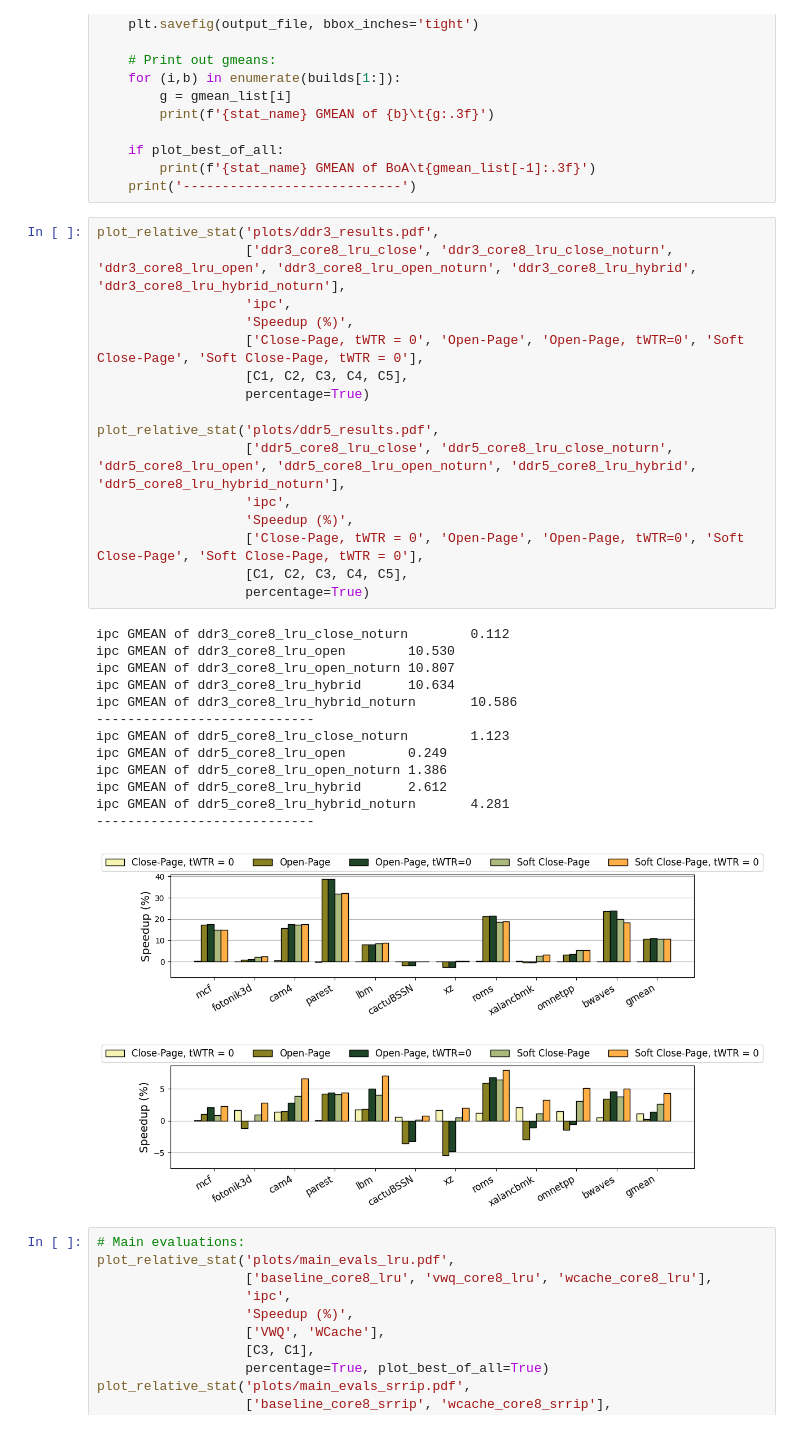
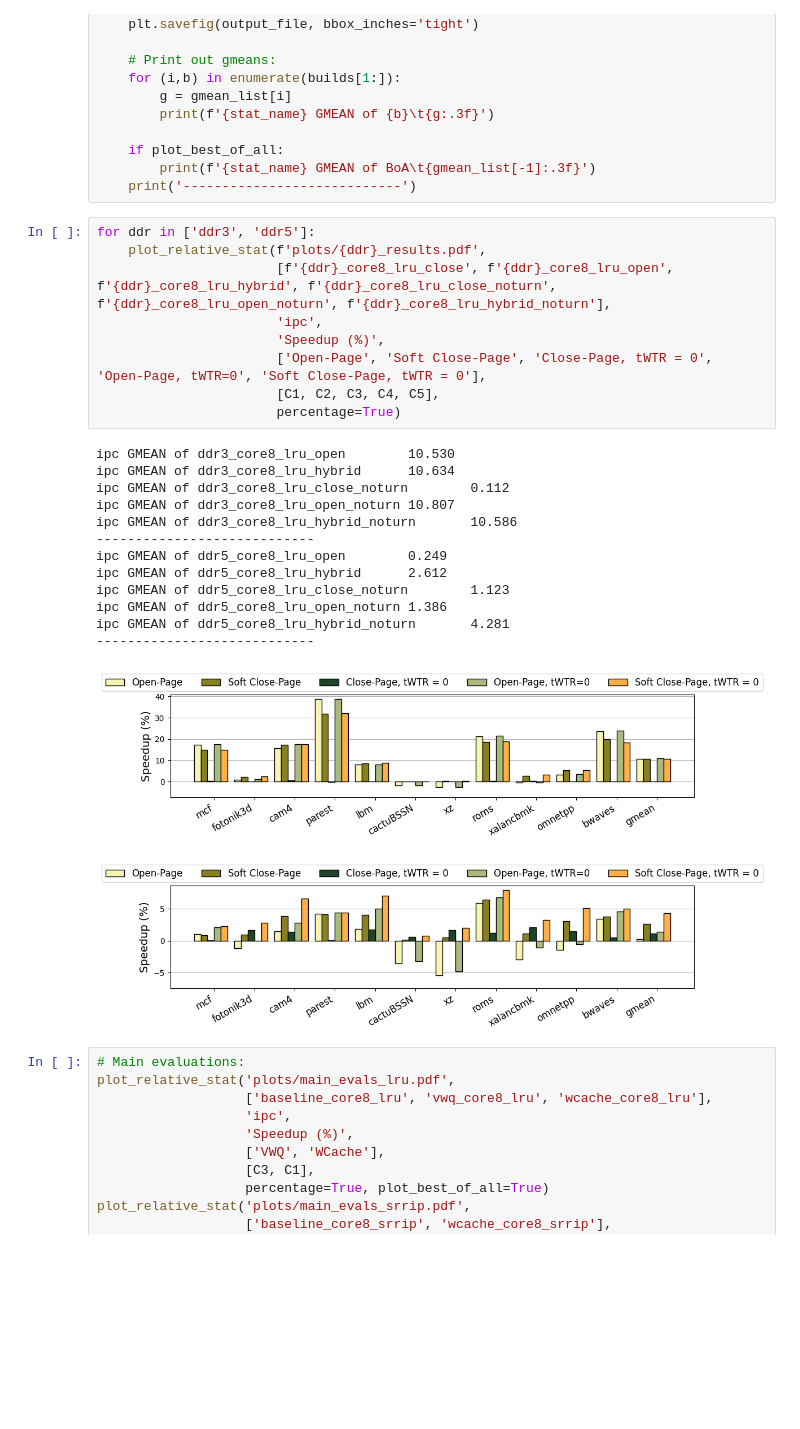
Before and after one commit to suhaskvittal/frost, a Jupyter notebook: data/ipynb/w_cache.ipynb, the cells around one changed output. Cells and saved outputs as stored; diff of their text form; blank space fills up the shorter version.

```diff
--- a/data/ipynb/w_cache.ipynb
+++ b/data/ipynb/w_cache.ipynb
@@ -140,36 +140,29 @@ def plot_relative_stat(output_file, builds: list[str], stat_name: str, y_label:
         print(f'{stat_name} GMEAN of BoA\t{gmean_list[-1]:.3f}')
     print('----------------------------')
 # %%
-plot_relative_stat('plots/ddr3_results.pdf',
-                   ['ddr3_core8_lru_close', 'ddr3_core8_lru_close_noturn', 'ddr3_core8_lru_open', 'ddr3_core8_lru_open_noturn', 'ddr3_core8_lru_hybrid', 'ddr3_core8_lru_hybrid_noturn'],
-                   'ipc',
-                   'Speedup (%)',
-                   ['Close-Page, tWTR = 0', 'Open-Page', 'Open-Page, tWTR=0', 'Soft Close-Page', 'Soft Close-Page, tWTR = 0'],
-                   [C1, C2, C3, C4, C5],
-                   percentage=True)
-
-plot_relative_stat('plots/ddr5_results.pdf',
-                   ['ddr5_core8_lru_close', 'ddr5_core8_lru_close_noturn', 'ddr5_core8_lru_open', 'ddr5_core8_lru_open_noturn', 'ddr5_core8_lru_hybrid', 'ddr5_core8_lru_hybrid_noturn'],
-                   'ipc',
-                   'Speedup (%)',
-                   ['Close-Page, tWTR = 0', 'Open-Page', 'Open-Page, tWTR=0', 'Soft Close-Page', 'Soft Close-Page, tWTR = 0'],
-                   [C1, C2, C3, C4, C5],
-                   percentage=True)
+for ddr in ['ddr3', 'ddr5']:
+    plot_relative_stat(f'plots/{ddr}_results.pdf',
+                       [f'{ddr}_core8_lru_close', f'{ddr}_core8_lru_open', f'{ddr}_core8_lru_hybrid', f'{ddr}_core8_lru_close_noturn', f'{ddr}_core8_lru_open_noturn', f'{ddr}_core8_lru_hybrid_noturn'],
+                       'ipc',
+                       'Speedup (%)',
+                       ['Open-Page', 'Soft Close-Page', 'Close-Page, tWTR = 0', 'Open-Page, tWTR=0', 'Soft Close-Page, tWTR = 0'],
+                       [C1, C2, C3, C4, C5],
+                       percentage=True)
 # %% [output]
+ipc GMEAN of ddr3_core8_lru_open        10.530
+ipc GMEAN of ddr3_core8_lru_hybrid      10.634
 ipc GMEAN of ddr3_core8_lru_close_noturn        0.112
-ipc GMEAN of ddr3_core8_lru_open        10.530
 ipc GMEAN of ddr3_core8_lru_open_noturn 10.807
-ipc GMEAN of ddr3_core8_lru_hybrid      10.634
 ipc GMEAN of ddr3_core8_lru_hybrid_noturn       10.586
 ----------------------------
+ipc GMEAN of ddr5_core8_lru_open        0.249
+ipc GMEAN of ddr5_core8_lru_hybrid      2.612
 ipc GMEAN of ddr5_core8_lru_close_noturn        1.123
-ipc GMEAN of ddr5_core8_lru_open        0.249
 ipc GMEAN of ddr5_core8_lru_open_noturn 1.386
-ipc GMEAN of ddr5_core8_lru_hybrid      2.612
 ipc GMEAN of ddr5_core8_lru_hybrid_noturn       4.281
 ----------------------------
-[figure, old version]
+[figure, new version]
-[figure, old version]
+[figure, new version]
 # %%
 # Main evaluations:
 plot_relative_stat('plots/main_evals_lru.pdf',
```
Also changed, not shown: 6 other files.
